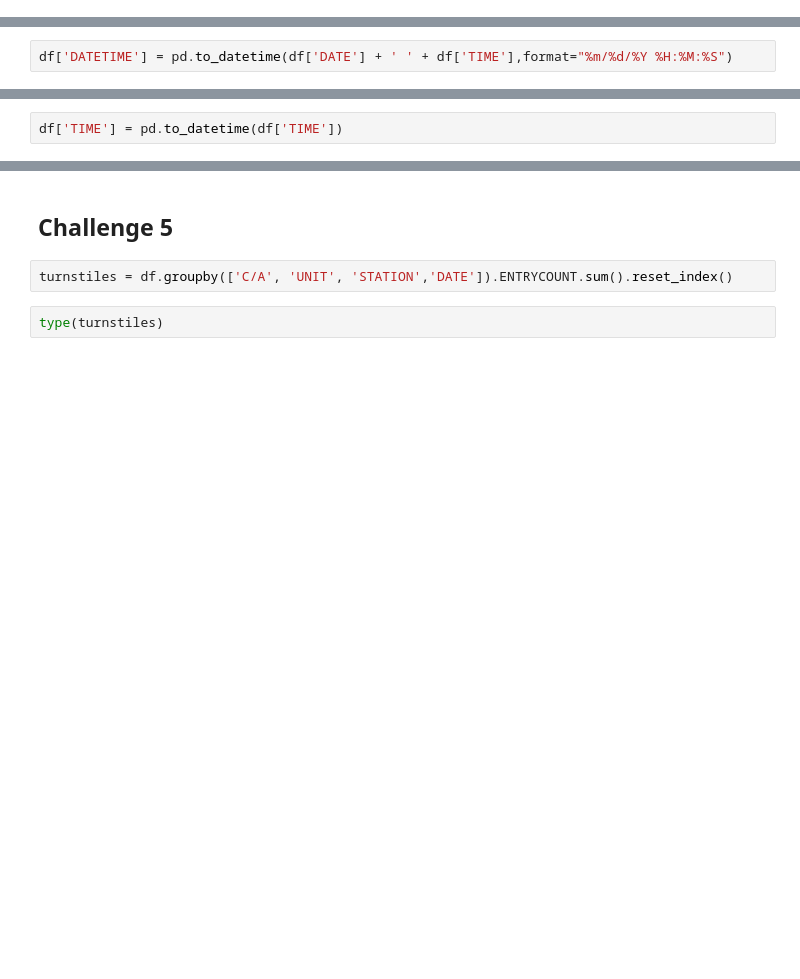
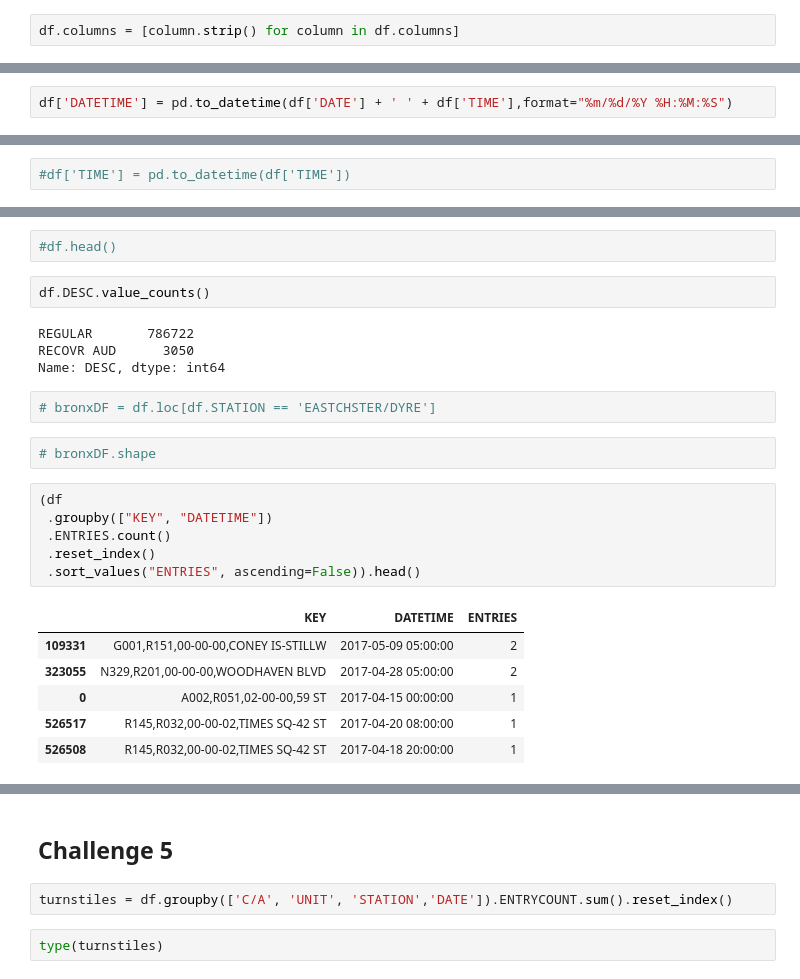
Before and after one commit to xvila/MTA-Turnstile-Data, a Jupyter notebook: Project Benson.ipynb, the cells around one changed output, grey strips where cells are left out. Cells and saved outputs as stored; diff of their text form; blank space fills up the shorter version.

```diff
--- a/Project Benson.ipynb
+++ b/Project Benson.ipynb
@@ -25,3 +27,5 @@ df.head()
+# %%
+df.columns = [column.strip() for column in df.columns]
 # %%
 df.columns.tolist()
 # %% [output]
@@ -81,4 +73,4 @@ df.DATETIME.head()
 Name: DATETIME, dtype: datetime64[ns]
 # %%
-df['TIME'] = pd.to_datetime(df['TIME'])
+#df['TIME'] = pd.to_datetime(df['TIME'])
 # %%
@@ -109,0 +86,25 @@ df.shape
+# %%
+#df.head()
+# %%
+df.DESC.value_counts()
+# %% [output]
+REGULAR       786722
+RECOVR AUD      3050
+Name: DESC, dtype: int64
+# %%
+# bronxDF = df.loc[df.STATION == 'EASTCHSTER/DYRE']
+# %%
+# bronxDF.shape
+# %%
+(df
+ .groupby(["KEY", "DATETIME"])
+ .ENTRIES.count()
+ .reset_index()
+ .sort_values("ENTRIES", ascending=False)).head()
+# %% [output]
+|  | KEY | DATETIME | ENTRIES |
+| 109331 | G001,R151,00-00-00,CONEY IS-STILLW | 2017-05-09 05:00:00 | 2 |
+| 323055 | N329,R201,00-00-00,WOODHAVEN BLVD | 2017-04-28 05:00:00 | 2 |
+| 0 | A002,R051,02-00-00,59 ST | 2017-04-15 00:00:00 | 1 |
+| 526517 | R145,R032,00-00-02,TIMES SQ-42 ST | 2017-04-20 08:00:00 | 1 |
+| 526508 | R145,R032,00-00-02,TIMES SQ-42 ST | 2017-04-18 20:00:00 | 1 |
```
Also changed, not shown: parts of 43 cells of this notebook, 1 other file.
